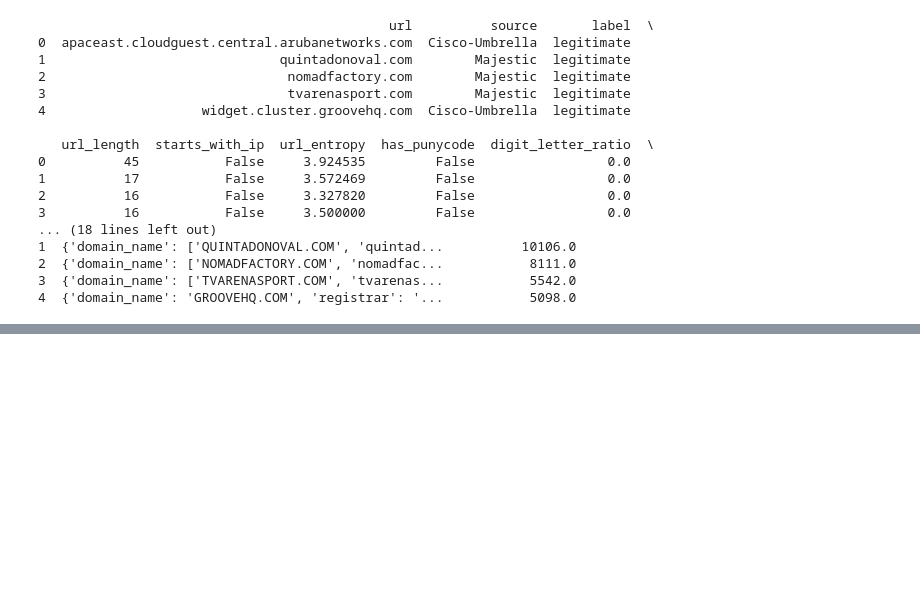
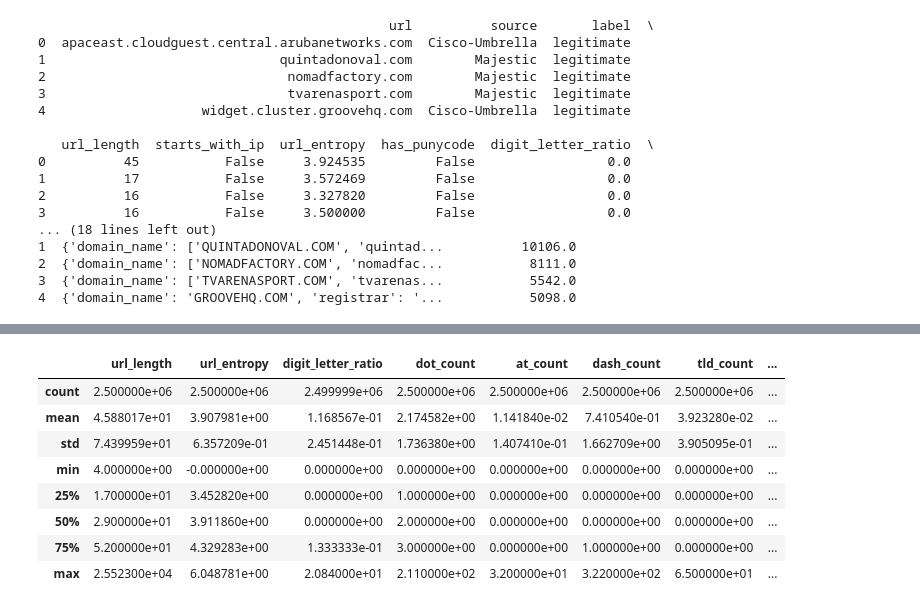
Before and after one commit to islak/phishing-detection, a Jupyter notebook: phishing.ipynb, the cells around one changed output, grey strips where cells are left out. Saved outputs shown, nothing was run; the diff lists cells and outputs as text; code cells hidden in the pictures; blank space fills up the shorter version.

```diff
--- a/phishing.ipynb
+++ b/phishing.ipynb
@@ -63,0 +93,12 @@ print(df.head())
+# %%
+df.describe()
+# %% [output]
+|  | url_length | url_entropy | digit_letter_ratio | dot_count | at_count | dash_count | tld_count | ... |
+| count | 2.500000e+06 | 2.500000e+06 | 2.499999e+06 | 2.500000e+06 | 2.500000e+06 | 2.500000e+06 | 2.500000e+06 | ... |
+| mean | 4.588017e+01 | 3.907981e+00 | 1.168567e-01 | 2.174582e+00 | 1.141840e-02 | 7.410540e-01 | 3.923280e-02 | ... |
+| std | 7.439959e+01 | 6.357209e-01 | 2.451448e-01 | 1.736380e+00 | 1.407410e-01 | 1.662709e+00 | 3.905095e-01 | ... |
+| min | 4.000000e+00 | -0.000000e+00 | 0.000000e+00 | 0.000000e+00 | 0.000000e+00 | 0.000000e+00 | 0.000000e+00 | ... |
+| 25% | 1.700000e+01 | 3.452820e+00 | 0.000000e+00 | 1.000000e+00 | 0.000000e+00 | 0.000000e+00 | 0.000000e+00 | ... |
+| 50% | 2.900000e+01 | 3.911860e+00 | 0.000000e+00 | 2.000000e+00 | 0.000000e+00 | 0.000000e+00 | 0.000000e+00 | ... |
+| 75% | 5.200000e+01 | 4.329283e+00 | 1.333333e-01 | 3.000000e+00 | 0.000000e+00 | 1.000000e+00 | 0.000000e+00 | ... |
+| max | 2.552300e+04 | 6.048781e+00 | 2.084000e+01 | 2.110000e+02 | 3.200000e+01 | 3.220000e+02 | 6.500000e+01 | ... |
```
Also changed, not shown: parts of 15 cells of this notebook.
